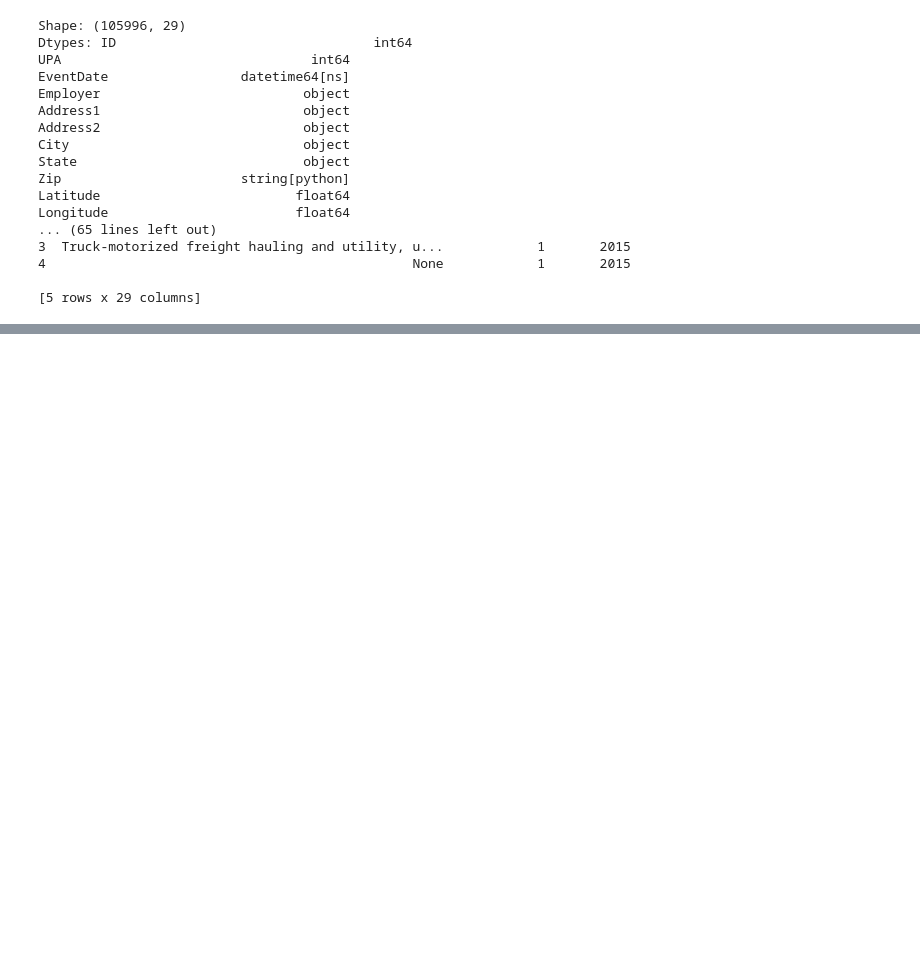
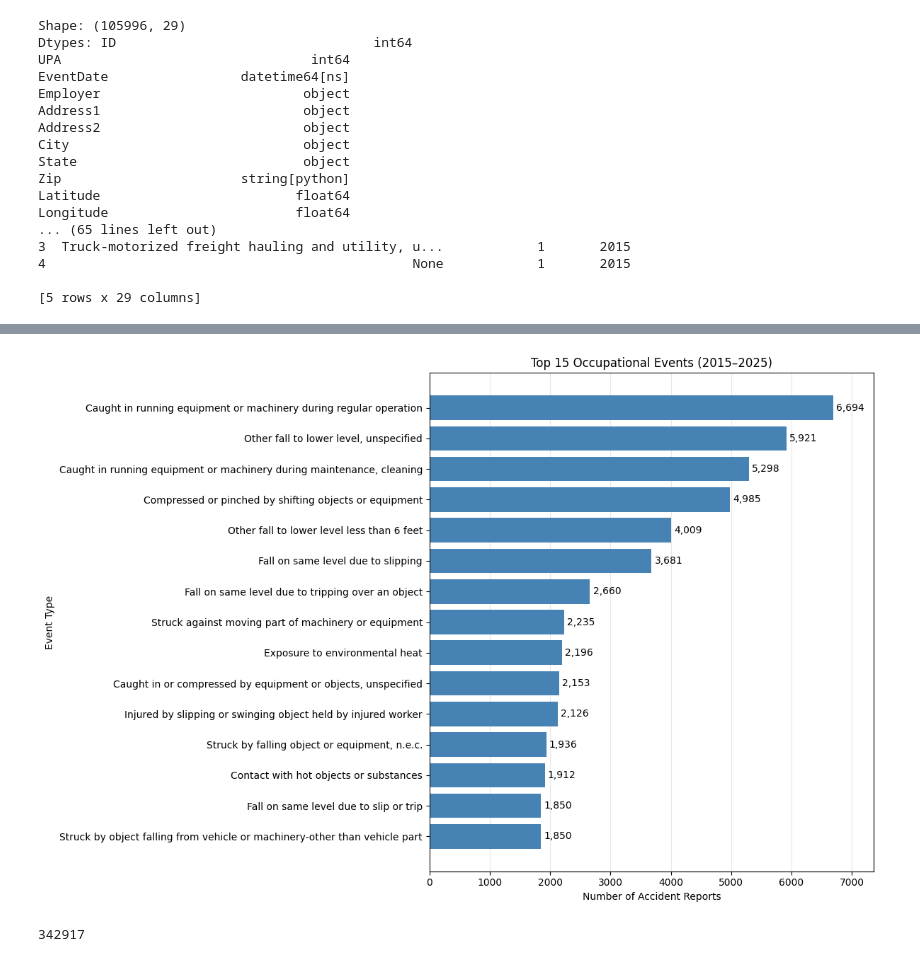
Before and after one commit to sahand-abdollahpour/worksafe-evidence-intelligence, a Jupyter notebook: Notebooks/first_look_01.ipynb, the cells around one changed output, grey strips where cells are left out. Drawn from its saved outputs; the diff is of its cells as text; code cells hidden in the pictures; blank space fills up the shorter version.

Commit message:
Create first occupational events visualization

```diff
--- a/Notebooks/first_look_01.ipynb
+++ b/Notebooks/first_look_01.ipynb
@@ -42,3 +43,6 @@ Longitude                        float64
 4                                               None            1       2015
 
 [5 rows x 29 columns]
+# %%
+event_counts = eda_df['EventTitle'].value_counts(dropna=False).head(15)
+event_counts
@@ -44,0 +67,28 @@ Longitude                        float64
+# %%
+# Create Figure and Axes
+fig, ax = plt.subplots(figsize=(12, 8))
+
+# Create Horizontal Bar Chart
+bars = ax.barh(y=event_counts.index,width=event_counts.values, color='steelblue')
+ax.invert_yaxis()
+ax.bar_label(bars, labels=[f'{value:,}' for value in event_counts.values], padding=3)
+ax.set_xlim(left=0, right=event_counts.max() * 1.1)
+ax.set_title('Top 15 Occupational Events (2015–2025)')
+ax.set_xlabel('Number of Accident Reports')
+ax.set_ylabel('Event Type')
+ax.set_axisbelow(True)
+ax.grid(axis='x',alpha=0.3)
+fig.tight_layout()
+figures_dir = project_root / 'reports' / 'figures'
+figures_dir.mkdir(parents=True, exist_ok=True)
+figure_path = figures_dir / 'top_15_occupational_events.png'
+fig.savefig(figure_path, dpi=300, bbox_inches='tight')
+# Display Chart
+plt.show()
+# %% [output]
+[figure, added]
+# %%
+figure_path.exists()
+figure_path.stat().st_size
+# %% [output]
+342917
```
Also changed, not shown: parts of 3 cells of this notebook, 1 other file.
